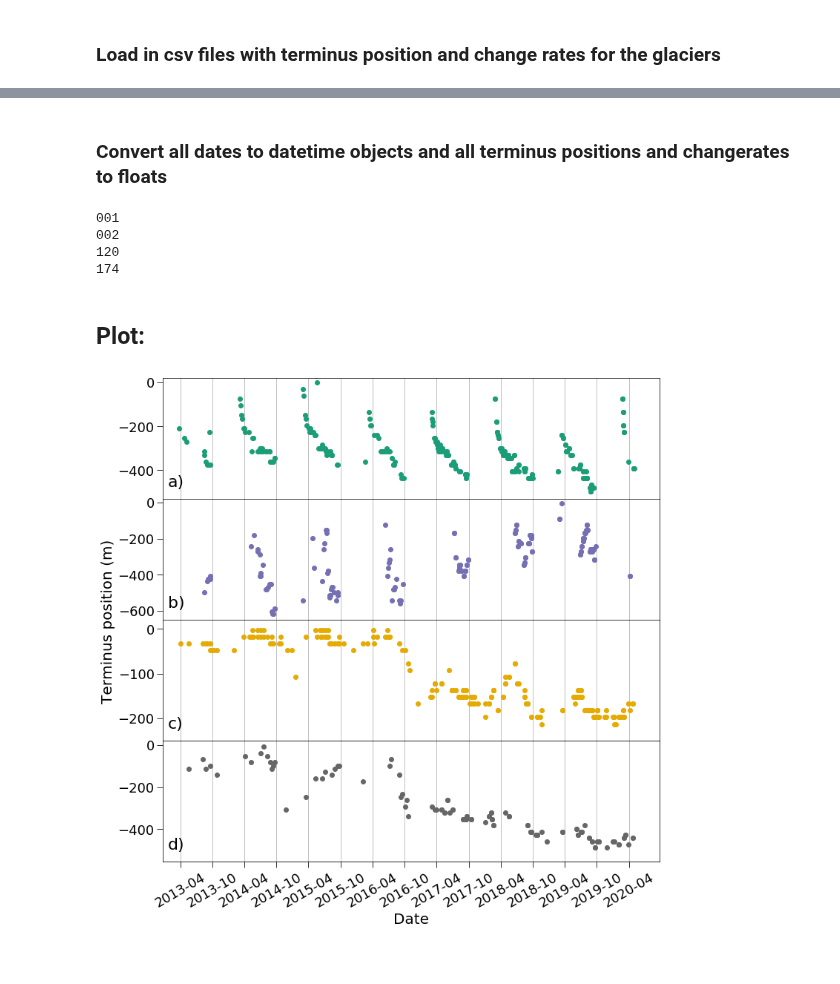
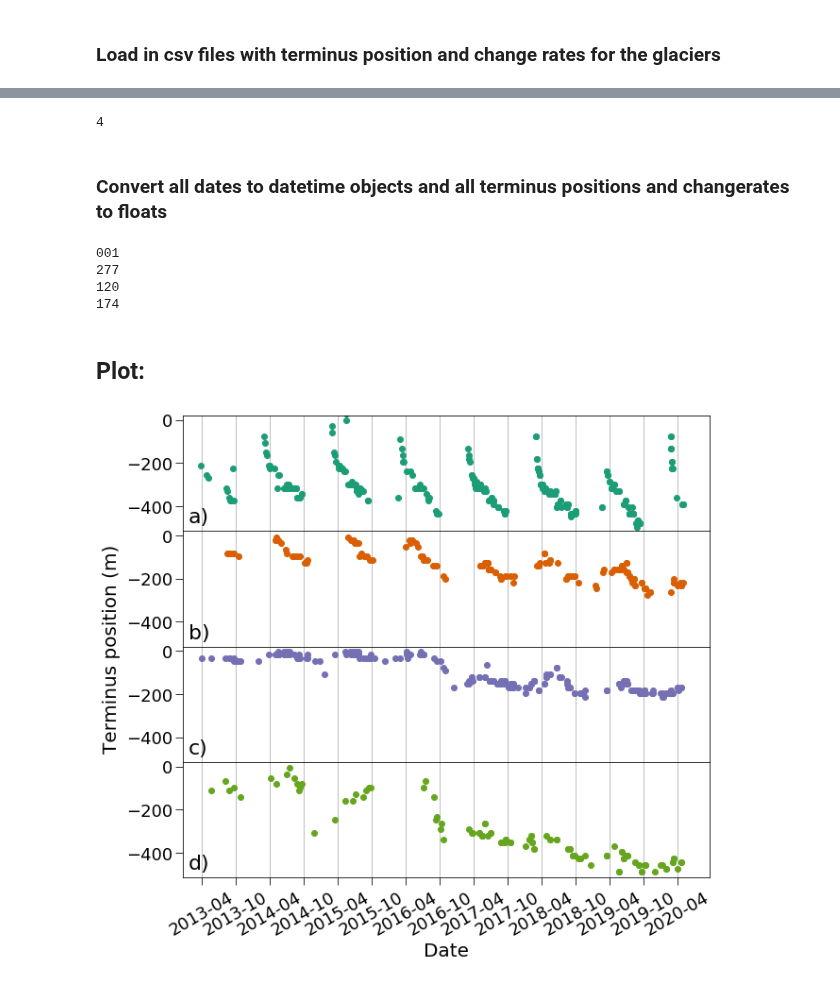
Before and after one commit to jukesliu/automated-glacier-terminus, a Jupyter notebook: Timeseries_plots.ipynb, the cells around one changed output, grey strips where cells are left out. Drawn from its saved outputs; the diff is of its cells as text; code cells hidden in the pictures.

```diff
--- a/Timeseries_plots.ipynb
+++ b/Timeseries_plots.ipynb
@@ -20,7 +20,8 @@ csvpaths = '/home/jukes/Documents/Sample_glaciers/'
 basepath = '/media/jukes/jukes1/LS8aws/'
 massorsize = "mass"
 # BoxIDs = ['120', '160', '174','191', '220', '225', '240', '245', '270', '277', '279', '285', '290']
-BoxIDs = ['001', '002', '120','174']
+BoxIDs = ['001', '277', '120','174']
+# BoxIDs = ['120']
 # %% [markdown]
 ### Load in csv files with terminus position and change rates for the glaciers
 # %%
@@ -37,3 +43,7 @@ for BoxID in BoxIDs:
+# %%
+len(dfs)
+# %% [output]
+4
 # %% [markdown]
 ### Convert all dates to datetime objects and all terminus positions and changerates to floats
 # %%
@@ -41,7 +51,7 @@ for BoxID in BoxIDs:
 # max_pos = {'120' : 650.0, '160': 570.0, '174' : 820.0, '191': 1575.0,
 #            '220': 1300.0, '225': 1470.0, '240': 750, '245': 670.0, '270': 620, '277': 750,
 #           '279':1620, '285': 350, '290': 400}
-max_pos = {'001': 690, '002': 3400, '120': 595, '174': 810}
+max_pos = {'001': 690, '277': 660, '120': 595, '174': 810}
 # %%
 #Turn datetimes from datetime_df into DateTime objects
 import os
@@ -49,6 +59,7 @@ os.chdir('/home/jukes/automated-glacier-terminus') #import necessary functions:
 from automated_terminus_functions import to_datetimes
 
 #grab the datetime strings
+counter = 0
 for df in dfs:
     to_datetimes(df)
 
@@ -75,25 +86,29 @@ for df in dfs:
     df['changerate'] = changes
 # %% [output]
 001
-002
+277
 120
 174
 # %% [markdown]
 ## Plot:
 # %%
 nplots = len(BoxIDs) # set number of subplots
-colors = pl.cm.Dark2(np.linspace(0,1, nplots)) # generate colors using the plasma colormap
+# nplots = 3
+colors = pl.cm.Dark2(np.linspace(0,0.5, nplots)) # generate colors using the plasma colormap
 panels = ['a)', 'b)', 'c)', 'd)']
 # ylims_bottom = [-250, -350, -400,-1075, -100, -375 , -175, -100, -450, -350, -250, -250, -400] # set different y limits for each plot
-ylims_bottom = [-530, -650, -250, -555]
+ylims_bottom = [-530, -325, -250, -555] # sample10
+# ylims_bottom = [-300, -300, -300]
 
-fig, axs = plt.subplots(nplots, 1, sharex=True, figsize=(12,12))
+fig, axs = plt.subplots(nplots, 1, sharex=True, figsize=(10,9))
 fig.subplots_adjust(hspace=0) # Remove horizontal space between axes
 
 for i in range(0, nplots):
-    ax = axs[i]; df = dfs[i]; col = colors[i]; BoxID = BoxIDs[i] # grab repeated values
+    ax = axs[i]; df = dfs[i]; col = colors[i];
+#     BoxID = BoxIDs[i] # grab repeated values
     ax.plot(df['datetimes'], df['tpos'], color=col, marker='o', markersize=6, linewidth=0) # plot
-    ax.set_ylim(ylims_bottom[i], 20) # y limits
+#     ax.set_ylim(ylims_bottom[i], 20) # y limits
+    ax.set_ylim(-515, 20) # constant ylimits
     ax.set_xlim(datetime.date(2013, 1, 1), datetime.date(2020, 10, 1))
 #     ax.set_ylabel('Box'+BoxID, fontsize=14, color='k') # y-axis label for subplot
     ax.tick_params(direction='out', colors='k', size=8, labelsize=18) # tick parameters
@@ -104,32 +119,32 @@ for i in range(0, nplots):
                     datetime.date(2014, 4, 10), datetime.date(2014, 10, 10),
                     datetime.date(2015, 4, 10), datetime.date(2015, 10, 10),
                    datetime.date(2016, 4, 10), datetime.date(2016, 10, 10),
                    datetime.date(2017, 4, 10),datetime.date(2017, 10, 10),
                  datetime.date(2018, 4, 10),datetime.date(2018, 10, 10),
                  datetime.date(2019, 4, 10),datetime.date(2019, 10, 10),
                  datetime.date(2020, 4, 10)])
     ax.set_xticklabels(['2013-04', '2013-10',
                         '2014-04', '2014-10',
                         '2015-04', '2015-10',
                         '2016-04', '2016-10',
                         '2017-04', '2017-10',
                         '2018-04', '2018-10',
                         '2019-04', '2019-10',
                         '2020-04', ])
     ax.grid(axis='x') # turn on grid lines
 
     ax.text(0.01, 0.2, panels[i], fontsize=22, transform=ax.transAxes, verticalalignment='top',
            fontdict={'weight': 'normal'}) # panel labels (a, b, c, d)
 
 #Set common x label
 for ax in axs:
     ax.set_xlabel('Date', fontsize=20)
 #Set common y label
-fig.text(0.04, 0.5, 'Terminus position (m)', va='center', ha='center', rotation='vertical', fontsize=20)
+fig.text(0.02, 0.5, 'Terminus position (m)', va='center', ha='center', rotation='vertical', fontsize=20)
 
 # #Save figure
 plt.savefig(csvpaths+"/Figures/Tpos_timeseries_"+str(datetime. datetime. today())[:-16]+".png", dpi=500, bbox_inches='tight')
 
 plt.show()
 # %% [output]
-[figure, old version]
+[figure, new version]
```
Also changed, not shown: parts of 2 cells of this notebook, 6 other files.
